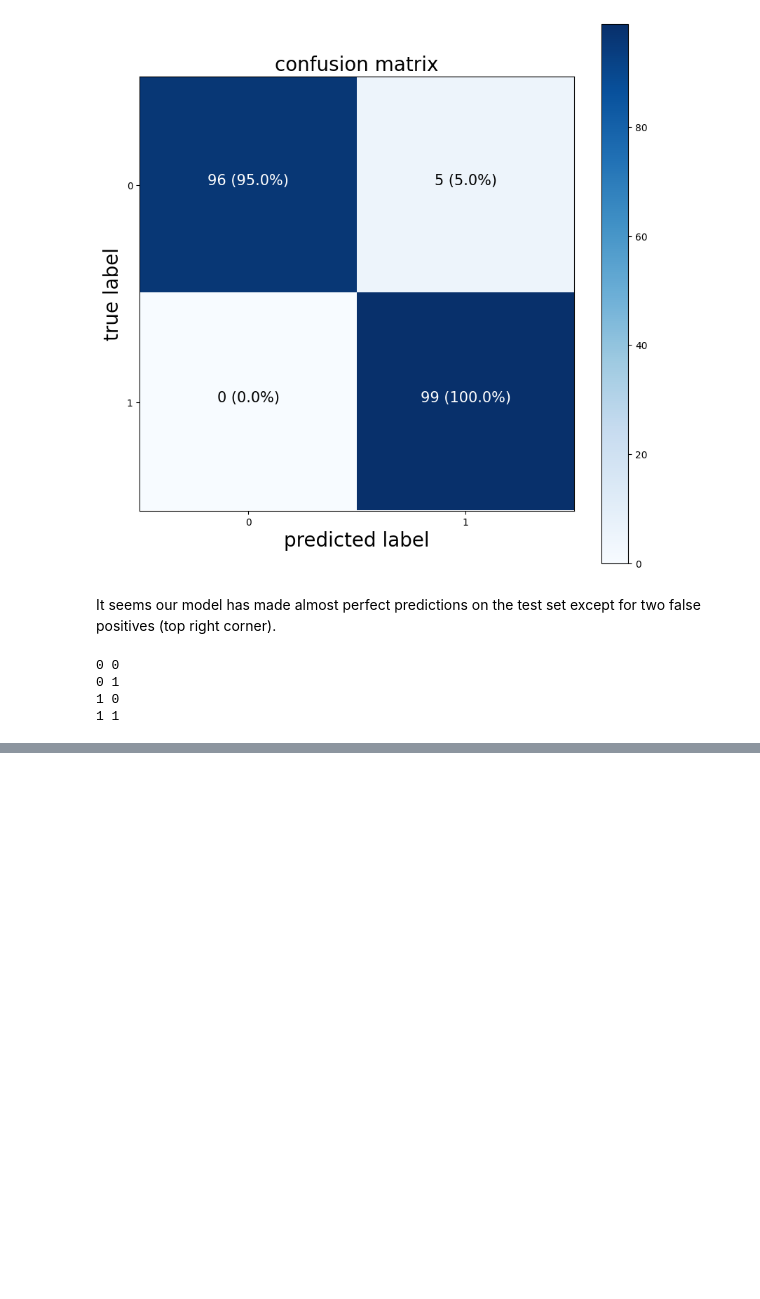
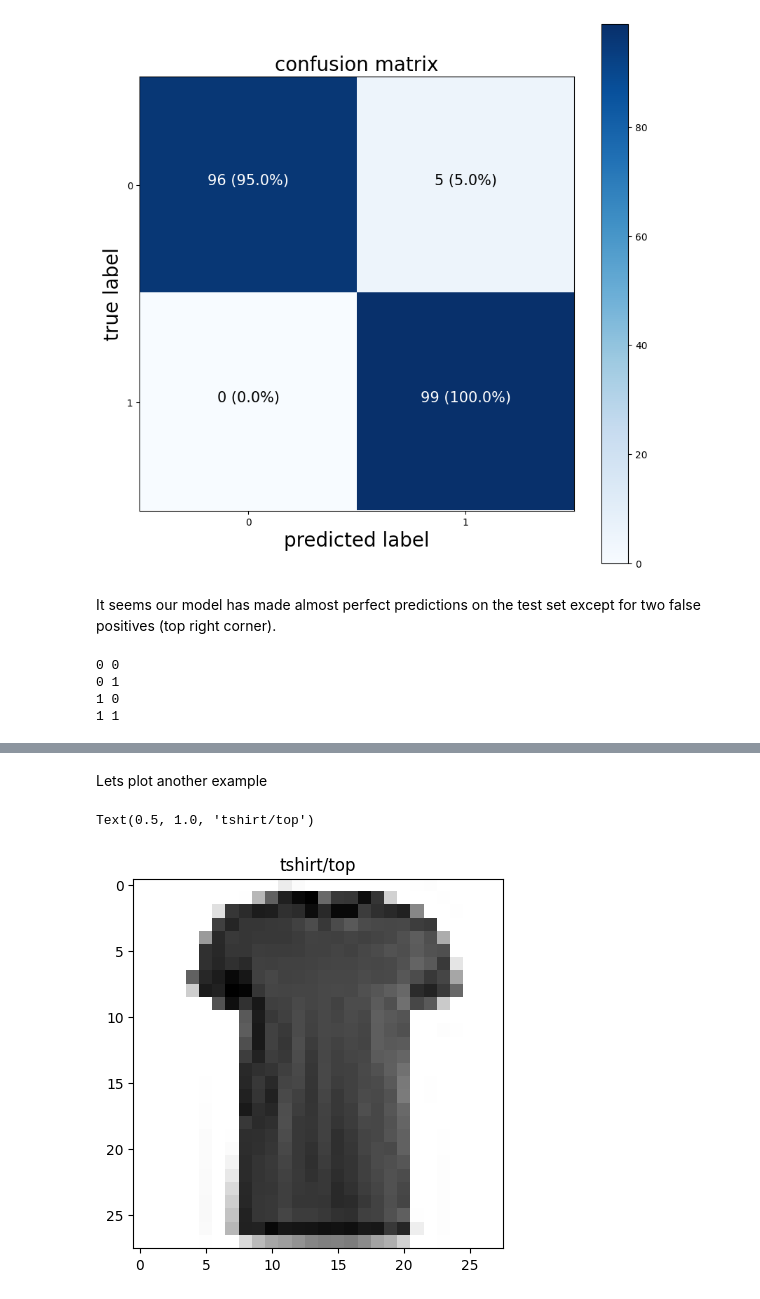
Before and after one commit to aykq/internship, a Jupyter notebook: tensorflow/neural network classification with tensorflow.ipynb, the cells around one changed output, grey strips where cells are left out. Saved outputs shown, nothing was run; the diff lists cells and outputs as text; code cells hidden in the pictures; blank space fills up the shorter version.

```diff
--- a/tensorflow/neural network classification with tensorflow.ipynb
+++ b/tensorflow/neural network classification with tensorflow.ipynb
@@ -1203,0 +1299,9 @@ for i, j in itertools.product(range(cm.shape[0]), range(cm.shape[1])):
+# %% [markdown]
+Lets plot another example
+# %%
+# plot an example image and its label
+plt.imshow(train_data[17], cmap=plt.cm.binary) # change colors to black and white
+plt.title(class_names[train_labels[17]])
+# %% [output]
+Text(0.5, 1.0, 'tshirt/top')
+[figure, added]
```
Also changed, not shown: parts of 53 cells of this notebook.
